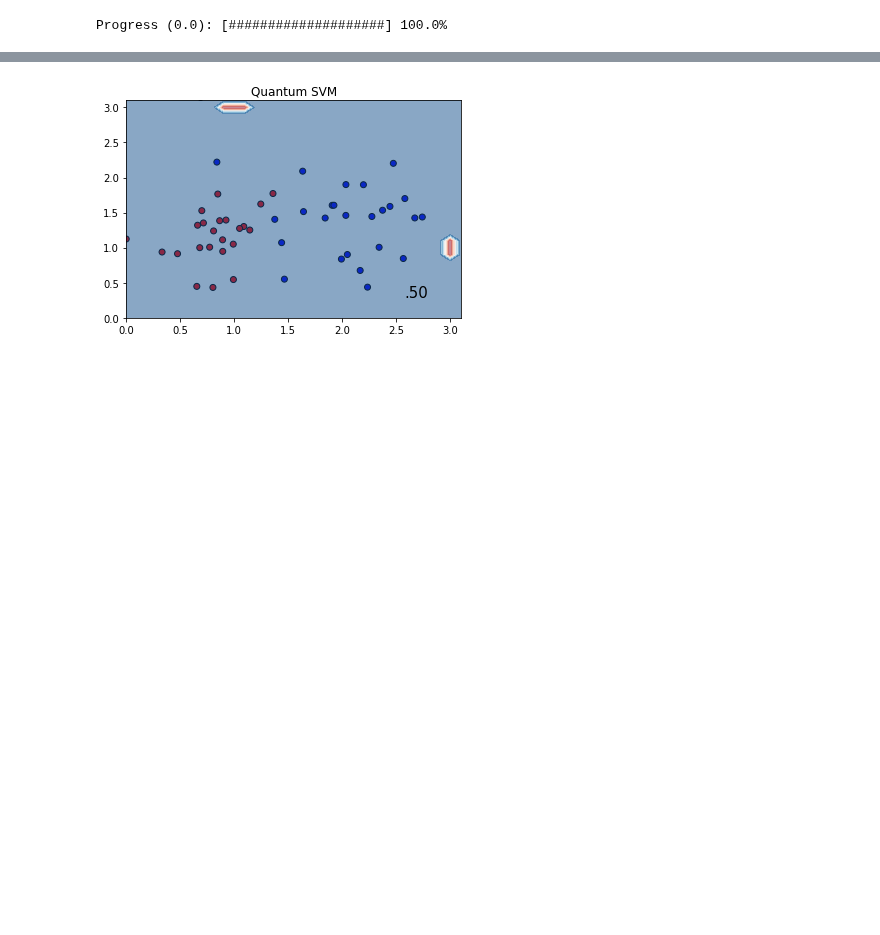
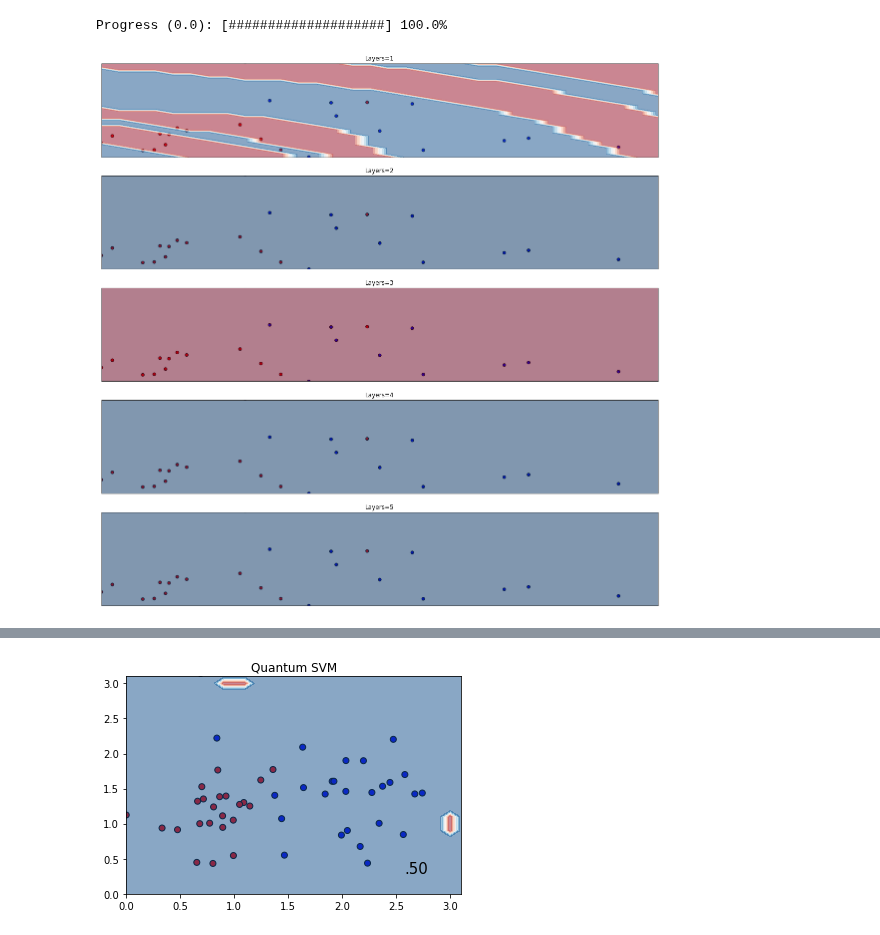
Before and after one commit to farice/Quantum-Supervised-Learning-with-Kernel-Methods, a Jupyter notebook: Shifted Bent Kernel - Practical.ipynb, the cells around one changed output, grey strips where cells are left out. Saved outputs shown, nothing was run; the diff lists cells and outputs as text; code cells hidden in the pictures; blank space fills up the shorter version.

```diff
--- a/Shifted Bent Kernel - Practical.ipynb
+++ b/Shifted Bent Kernel - Practical.ipynb
@@ -121,8 +125,7 @@ def U_phi(x):
         qml.CNOT(wires=[pair[0], pair[1]])
 # %%
 def featuremap(x):
-    layers = 2
-    for i in range(layers):
+    for i in range(2):
         for j in range(N):
             qml.Hadamard(wires=j)
         U_phi(x)
@@ -352,6 +446,31 @@ for idx, g in enumerate(gammas):
 update_progress(1, 0.0)
 # %% [output]
 Progress (0.0): [####################] 100.0%
+# %%
+plt.figure(figsize=(20,20))
+
+scores = layers_costs
+
+for i, l in enumerate(num_layers):
+    score = scores[i]
+
+    plt.subplot(len(num_layers), 1, i + 1)
+    plt.scatter(bc_proc[:,0], bc_proc[:,1], c=bc.target,cmap=cm_bright, edgecolors='k')
+    plt.contourf(xx, yy, Z_dict[l], vmin=-1., vmax=1., cmap=cm, alpha=.5)
+
+    plt.xlim(xx.min(), xx.max())
+    plt.ylim(yy.min(), yy.max())
+    plt.xticks(())
+    plt.yticks(())
+
+    plt.title("Layers=%i" % l)
+
+   # plt.text(xx.max() - .3, yy.min() + .3, ('%.2f' % scores[i]).lstrip('0'),
+   #                 size=15, horizontalalignment='right')
+
+plt.show()
+# %% [output]
+[figure, added]
 # %%
 plt.figure(figsize=(20,20))
 
```
Also changed, not shown: parts of 11 cells of this notebook, 2 other files.
